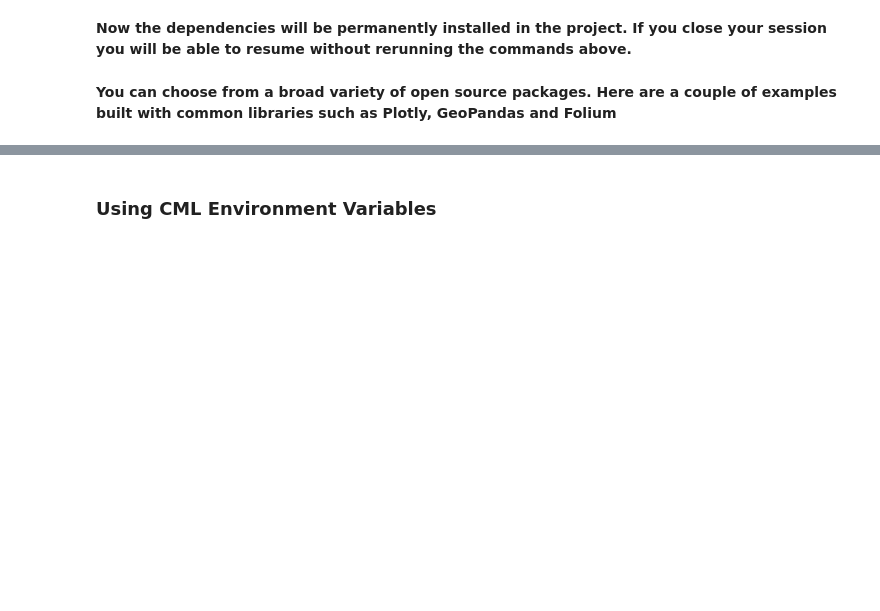
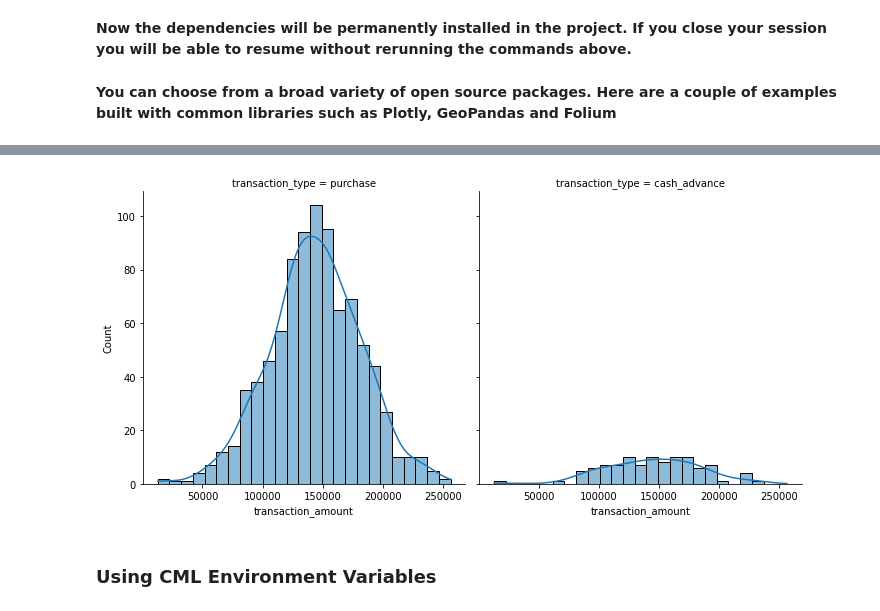
Before and after one commit to pdefusco/cml_intro_hol_200324, a Jupyter notebook: 01_CML_Session_Basics.ipynb, the cells around one changed output, grey strips where cells are left out. Drawn from its saved outputs; the diff is of its cells as text; code cells hidden in the pictures; blank space fills up the shorter version.

```diff
--- a/01_CML_Session_Basics.ipynb
+++ b/01_CML_Session_Basics.ipynb
@@ -163,3 +125,12 @@ folium.Map(location=[41.0082, 28.9784], zoom_start=13)
+# %%
+brlDf = trxDf[trxDf["transaction_currency"] == "BRL"]
+
+plot = sns.displot(data=brlDf, x="transaction_amount", col="transaction_type", kde=True)
+
+
+plt.show()
+# %% [output]
+[figure, added]
 # %% [markdown]
 ### Using CML Environment Variables
 # %% [markdown]
```
Also changed, not shown: parts of 14 cells of this notebook, 4 other files.
